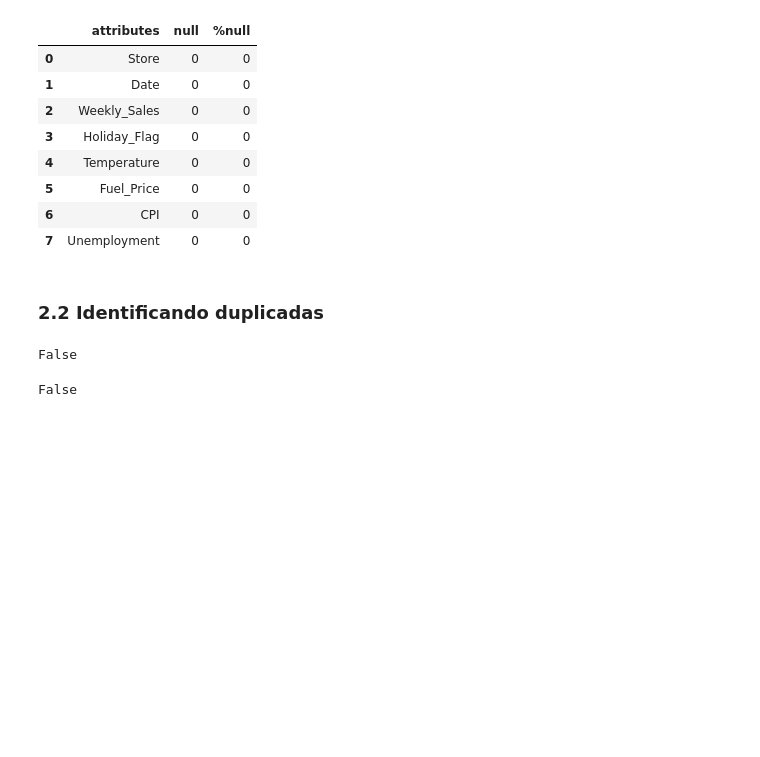
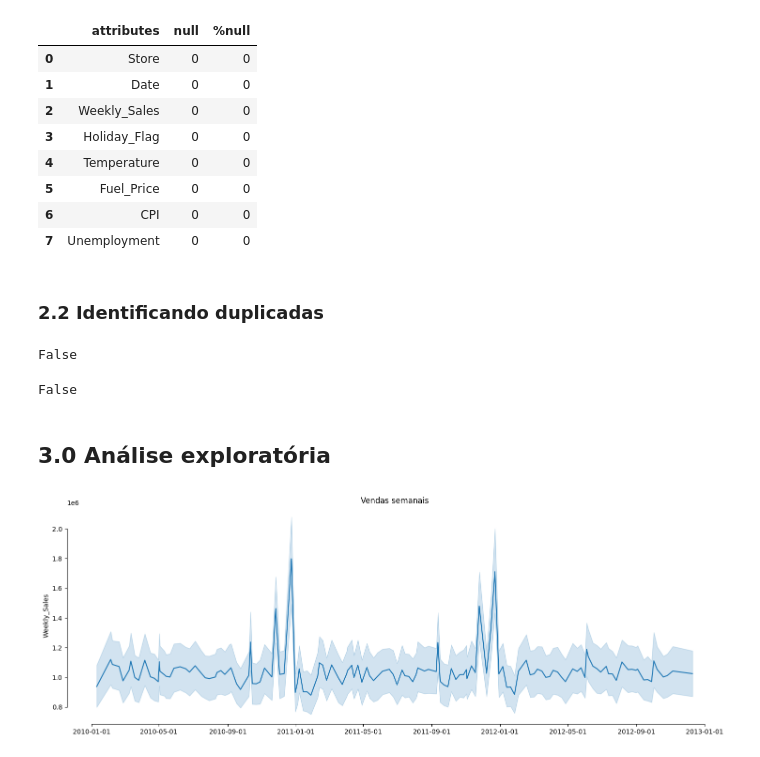
Before and after one commit to jiosouto/Deliverable_02_Wallmart_DNC, a Jupyter notebook: Notebook/Deliverable_02_Projeto[DNC].ipynb, the cells around one changed output. Cells and saved outputs as stored; diff of their text form; code cells hidden in the pictures; blank space fills up the shorter version.

```diff
--- a/Notebook/Deliverable_02_Projeto[DNC].ipynb
+++ b/Notebook/Deliverable_02_Projeto[DNC].ipynb
@@ -174,3 +177,15 @@ False
 df.isna().sum().any()
 # %% [output]
 False
+# %% [markdown]
+## **3.0 Análise exploratória**
+# %%
+# Plotando uma relação de Tempo X Venda
+plt.figure(figsize=(18,6))
+sns.lineplot(data=df, x="Date", y="Weekly_Sales")
+plt.title('Vendas semanais')
+plt.xlabel(None)
+sns.despine(trim=True)
+plt.show()
+# %% [output]
+[figure, added]
```
Also changed, not shown: parts of 12 cells of this notebook.
